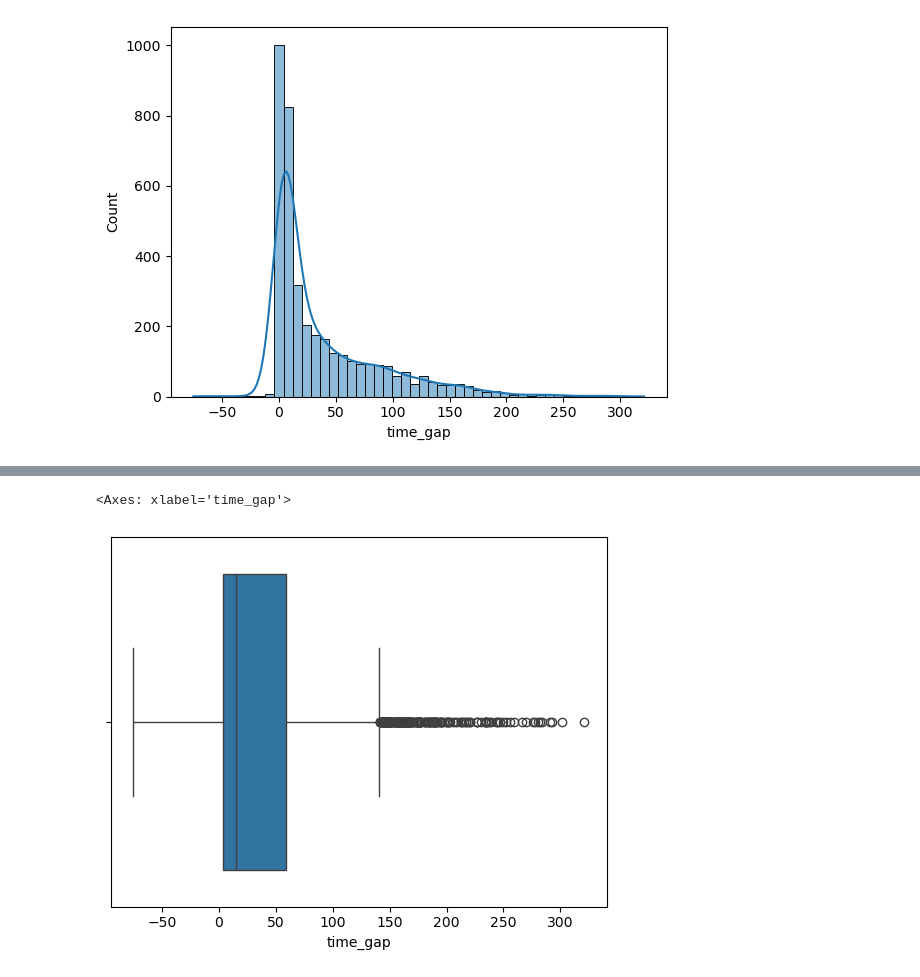
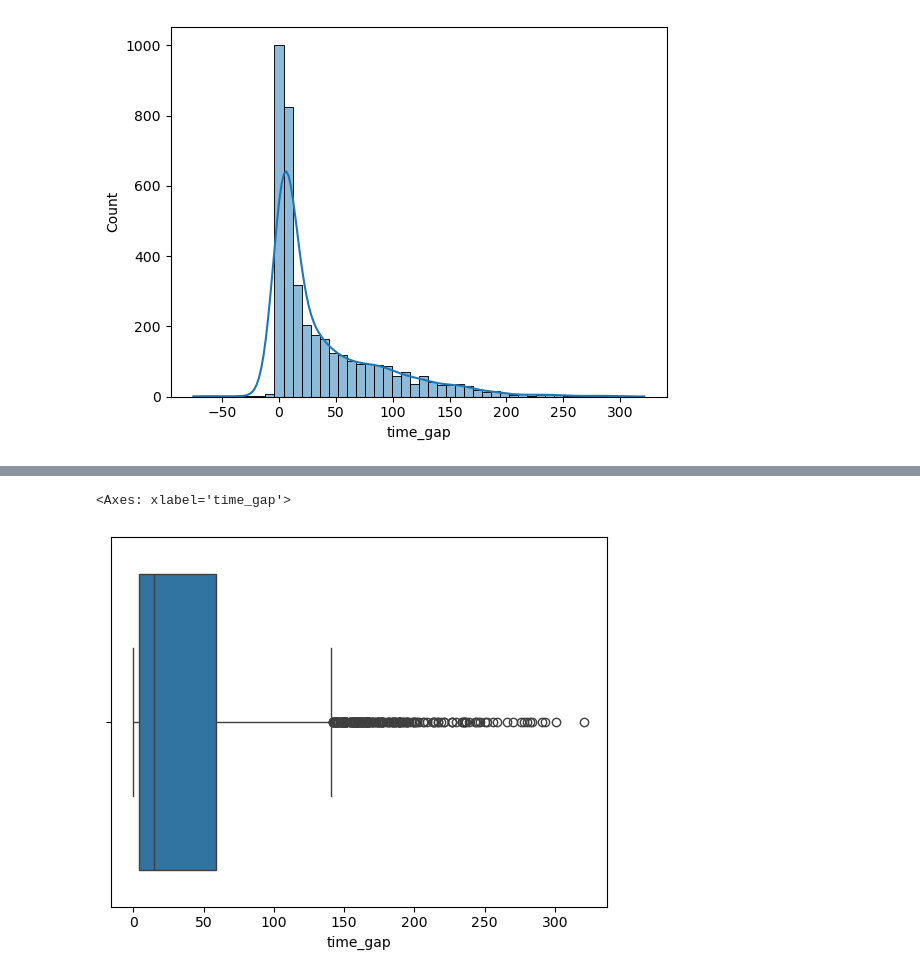
Before and after one commit to epfl-ada/ada-2024-project-ada212, a Jupyter notebook: Q2.ipynb, the cells around one changed output, grey strips where cells are left out. Drawn from its saved outputs; the diff is of its cells as text; code cells hidden in the pictures.

```diff
--- a/Q2.ipynb
+++ b/Q2.ipynb
@@ -21,6 +54,9 @@ See the caveats in the documentation: https://pandas.pydata.org/pandas-docs/stab
+# %%
+#drop rows where time gap is negative
+df_adaptations = df_adaptations[df_adaptations['time_gap'] >= 0]
 # %%
-sns.boxplot(x=df['time_gap'])
+sns.boxplot(x=df_adaptations['time_gap'])
 # %% [output]
 <Axes: xlabel='time_gap'>
-[figure, old version]
+[figure, new version]
 # %%
```
Also changed, not shown: parts of 16 cells of this notebook, 1 other file.
